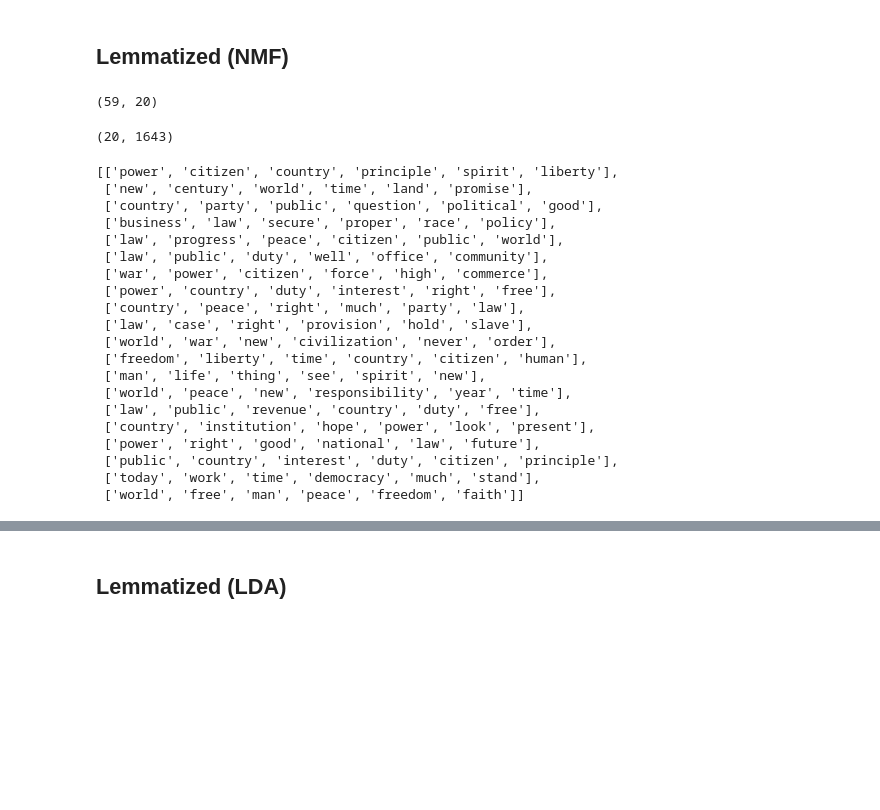
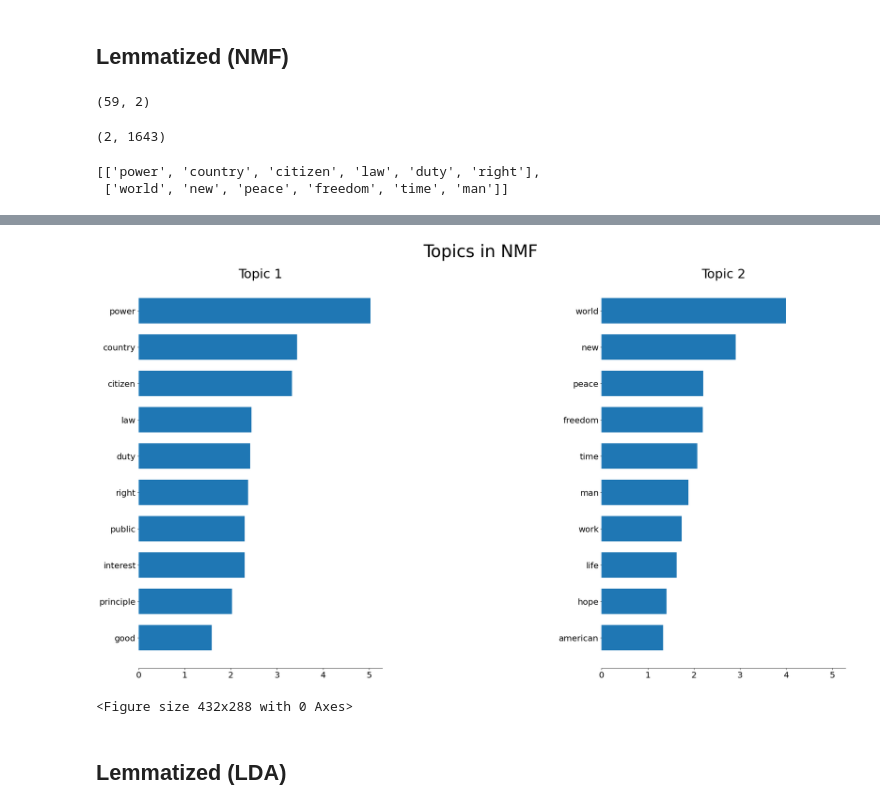
Before and after one commit to andrewdouglassmith1/NLP_Inaugural_Addresses, a Jupyter notebook: Code/03_NLP_Analysis_Aggregate_Tokenized.ipynb, the cells around one changed output, grey strips where cells are left out. Saved outputs shown, nothing was run; the diff lists cells and outputs as text; code cells hidden in the pictures; blank space fills up the shorter version.

Commit message:
presentation work

```diff
--- a/Code/03_NLP_Analysis_Aggregate_Tokenized.ipynb
+++ b/Code/03_NLP_Analysis_Aggregate_Tokenized.ipynb
@@ -234,17 +235,17 @@ vectorizer = CountVectorizer(analyzer='word',token_pattern=r'\b[^\d\W]+\b',stop_
 doc_word = vectorizer.fit_transform(text)
 # %%
 # Fit and transform NMF
-nmf_model = NMF(20)
+nmf_model = NMF(2)
 doc_topic = nmf_model.fit_transform(doc_word)
 doc_topic.shape
 # %% [output]
-(59, 20)
+(59, 2)
 # %%
 # words in each topic
 topic_word = nmf_model.components_
 topic_word.shape
 # %% [output]
-(20, 1643)
+(2, 1643)
 # %%
 # Analyze top features to model
 words = vectorizer.get_feature_names()
@@ -252,26 +253,8 @@ t = nmf_model.components_.argsort(axis=1)[:,-1:-7:-1]
 topic_words = [[words[e] for e in l] for l in t]
 topic_words
 # %% [output]
-[['power', 'citizen', 'country', 'principle', 'spirit', 'liberty'],
- ['new', 'century', 'world', 'time', 'land', 'promise'],
- ['country', 'party', 'public', 'question', 'political', 'good'],
- ['business', 'law', 'secure', 'proper', 'race', 'policy'],
- ['law', 'progress', 'peace', 'citizen', 'public', 'world'],
- ['law', 'public', 'duty', 'well', 'office', 'community'],
- ['war', 'power', 'citizen', 'force', 'high', 'commerce'],
- ['power', 'country', 'duty', 'interest', 'right', 'free'],
- ['country', 'peace', 'right', 'much', 'party', 'law'],
- ['law', 'case', 'right', 'provision', 'hold', 'slave'],
- ['world', 'war', 'new', 'civilization', 'never', 'order'],
- ['freedom', 'liberty', 'time', 'country', 'citizen', 'human'],
- ['man', 'life', 'thing', 'see', 'spirit', 'new'],
- ['world', 'peace', 'new', 'responsibility', 'year', 'time'],
- ['law', 'public', 'revenue', 'country', 'duty', 'free'],
- ['country', 'institution', 'hope', 'power', 'look', 'present'],
- ['power', 'right', 'good', 'national', 'law', 'future'],
- ['public', 'country', 'interest', 'duty', 'citizen', 'principle'],
- ['today', 'work', 'time', 'democracy', 'much', 'stand'],
- ['world', 'free', 'man', 'peace', 'freedom', 'faith']]
+[['power', 'country', 'citizen', 'law', 'duty', 'right'],
+ ['world', 'new', 'peace', 'freedom', 'time', 'man']]
 # %%
 # Add topic to main dataframe
 df['topic'] = doc_topic.argmax(axis=1)
@@ -295,8 +278,11 @@ df.head(100)
 | 57 | 45 | 1 | Trump | 1 Trump | 45.Trump.1.txt | \nWe, the citizens of America, ar... | Republican | 2017 | post-2000 | ... |
 | 58 | 46 | 1 | Biden | 1 Biden | 46.Biden.1.txt | Chief Justice Roberts, Vice-Presi... | Democratic | 2021 | post-2000 | ... |
 # %%
-#n_top_words = 10
-#plot_top_words(nmf_model,words,n_top_words, 'Topics in NMF',1,3)
+n_top_words = 10
+plot_top_words(nmf_model,words,n_top_words, 'Topics in NMF',1,2)
+# %% [output]
+[figure, added]
+<Figure size 432x288 with 0 Axes>
 # %%
 # View tsnse topic plot
 path = path = r"C:\Users\Andrew\Documents\Metis\NLP_Inaugural_Addresses\Data\Visualization"
```
Also changed, not shown: parts of 2 cells of this notebook, 18 other files.
